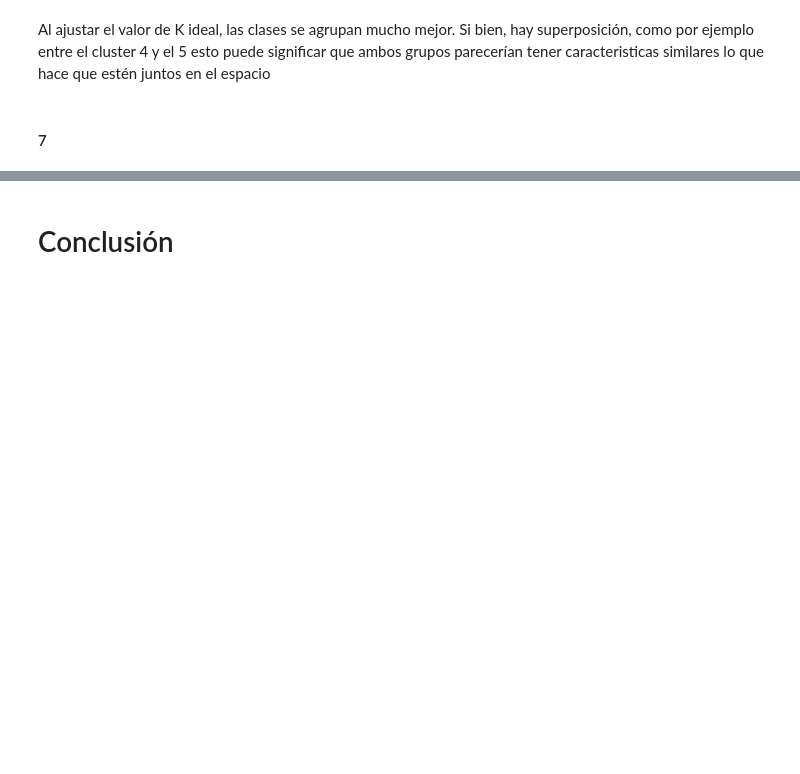
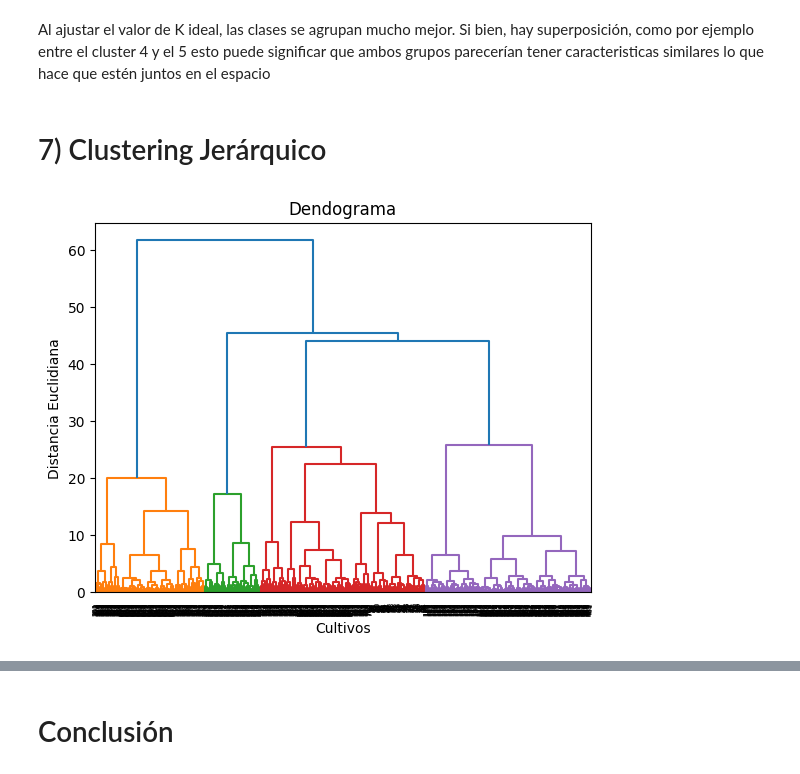
Before and after one commit to itssofiarce/MINERIA, a Jupyter notebook: tp1_2024/TP1_Mineria_Arce.ipynb, the cells around one changed output, grey strips where cells are left out. Saved outputs shown, nothing was run; the diff lists cells and outputs as text; code cells hidden in the pictures; blank space fills up the shorter version.

```diff
--- a/tp1_2024/TP1_Mineria_Arce.ipynb
+++ b/tp1_2024/TP1_Mineria_Arce.ipynb
@@ -919,4 +919,4 @@ fig_3d.show()
 # %% [markdown]
 Al ajustar el valor de K ideal, las clases se agrupan mucho mejor. Si bien, hay superposición, como por ejemplo entre el cluster 4 y el 5 esto puede significar que ambos grupos parecerían tener caracteristicas similares lo que hace que estén juntos en el espacio
 # %% [markdown]
-#### 7
+# 7) Clustering Jerárquico
@@ -922,0 +925,10 @@ Al ajustar el valor de K ideal, las clases se agrupan mucho mejor. Si bien, hay
+# %%
+likage = sch.linkage(std_subdata, method='ward')
+dendogrm = sch.dendrogram(likage)
+
+plt.title('Dendograma')
+plt.xlabel('Cultivos')
+plt.ylabel('Distancia Euclidiana')
+plt.show(block=True)
+# %% [output]
+[figure, added]
```
Also changed, not shown: parts of 21 cells of this notebook.
